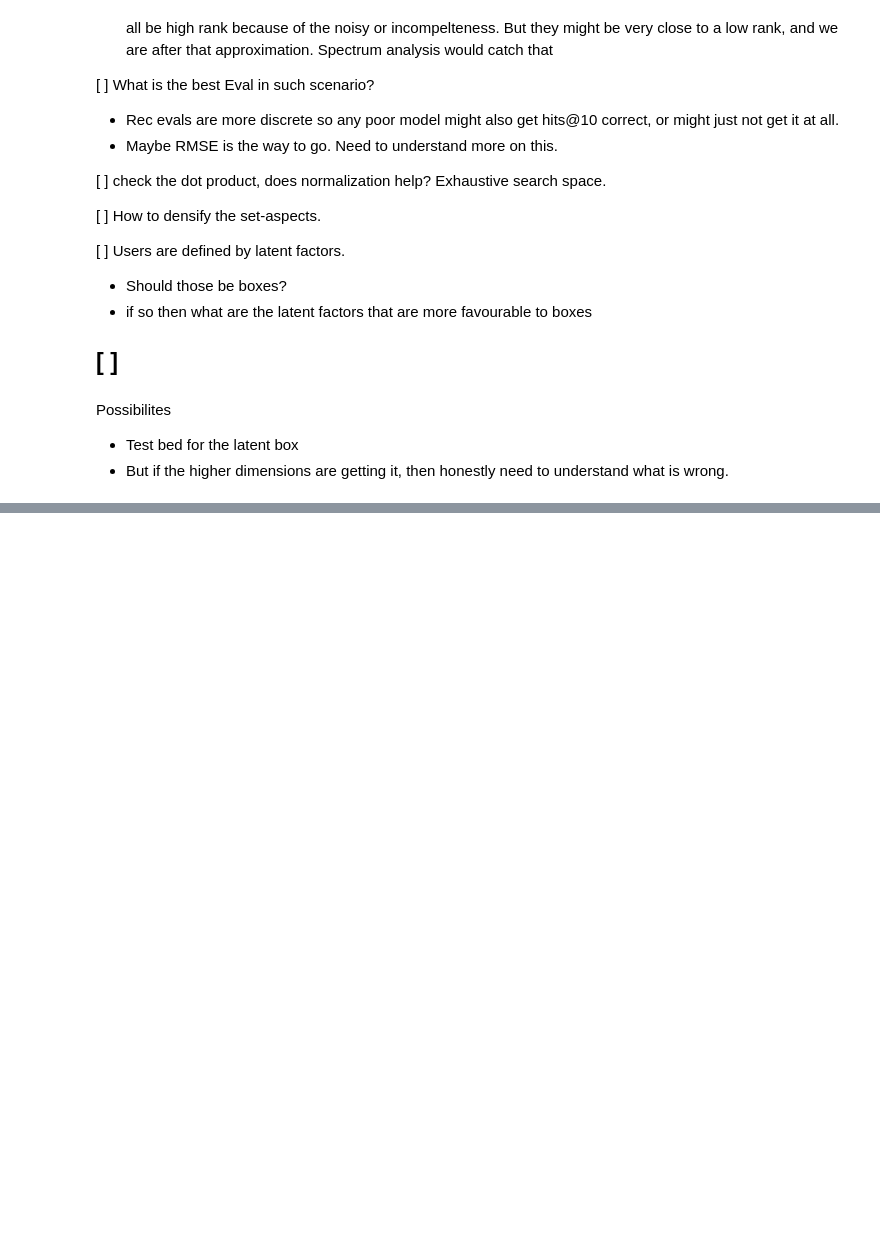
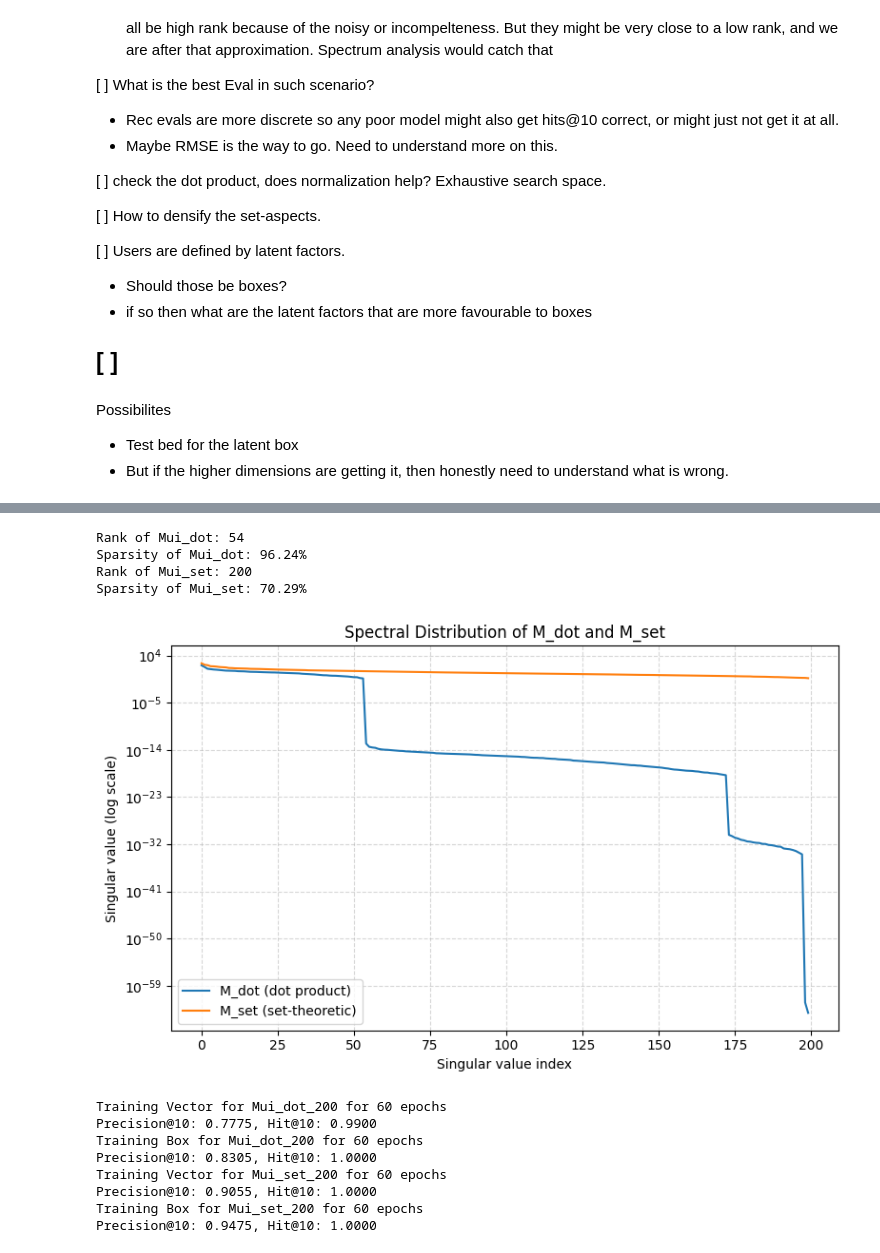
Before and after one commit to ssdasgupta/intersection-vs-dot-product-space, a Jupyter notebook: data_generation.ipynb, the cells around one changed output, grey strips where cells are left out. Drawn from its saved outputs; the diff is of its cells as text; code cells hidden in the pictures; blank space fills up the shorter version.

```diff
--- a/data_generation.ipynb
+++ b/data_generation.ipynb
@@ -780,0 +648,25 @@ Possibilites
+# %%
+Mui_dot_200, Mui_set_200, Mua_200, user_rules_200, conjunctions_200, negations_200 = get_dataset(Mia, num_users=200,
+                                                                         diversity_rounds=8,
+                                                                         int_min=1, int_max=1,
+                                                                         not_min=0, not_max=0)
+
+model_vector_Mui_dot_200, avg_precision_vector_Mui_dot_200, avg_hit_vector_Mui_dot_200 = train_loop(Mui_dot_200, 4, 'MF', 64, 'BCE', 60, 0.005, 'Vector for Mui_dot_200', verbose=False)
+model_box_Mui_dot_200, avg_precision_box_Mui_dot_200, avg_hit_box_Mui_dot_200 = train_loop(Mui_dot_200, 4, 'Box', 32, 'NLL', 60, 0.005, 'Box for Mui_dot_200', verbose=False)
+
+model_vector_Mui_set_200, avg_precision_vector_Mui_set_200, avg_hit_vector_Mui_set_200 = train_loop(Mui_set_200, 4, 'MF', 64, 'BCE', 60, 0.005, 'Vector for Mui_set_200', verbose=False)
+model_box_Mui_set_200, avg_precision_box_Mui_set_200, avg_hit_box_Mui_set_200 = train_loop(Mui_set_200, 4, 'Box', 32, 'NLL', 60, 0.005, 'Box for Mui_set_200', verbose=False)
+# %% [output]
+Rank of Mui_dot: 54
+Sparsity of Mui_dot: 96.24%
+Rank of Mui_set: 200
+Sparsity of Mui_set: 70.29%
+[figure, added]
+Training Vector for Mui_dot_200 for 60 epochs
+Precision@10: 0.7775, Hit@10: 0.9900
+Training Box for Mui_dot_200 for 60 epochs
+Precision@10: 0.8305, Hit@10: 1.0000
+Training Vector for Mui_set_200 for 60 epochs
+Precision@10: 0.9055, Hit@10: 1.0000
+Training Box for Mui_set_200 for 60 epochs
+Precision@10: 0.9475, Hit@10: 1.0000
```
Also changed, not shown: parts of 28 cells of this notebook.
